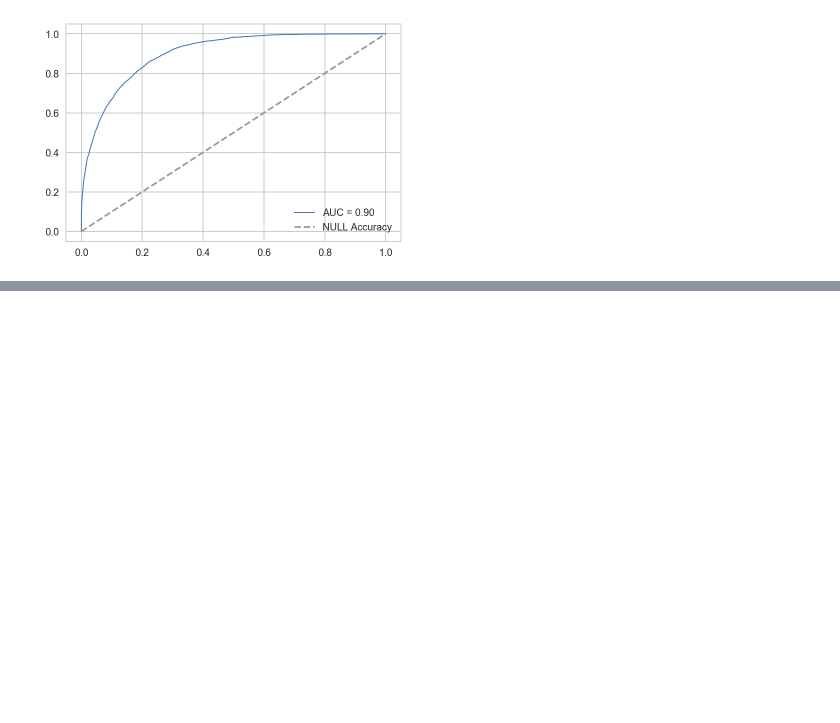
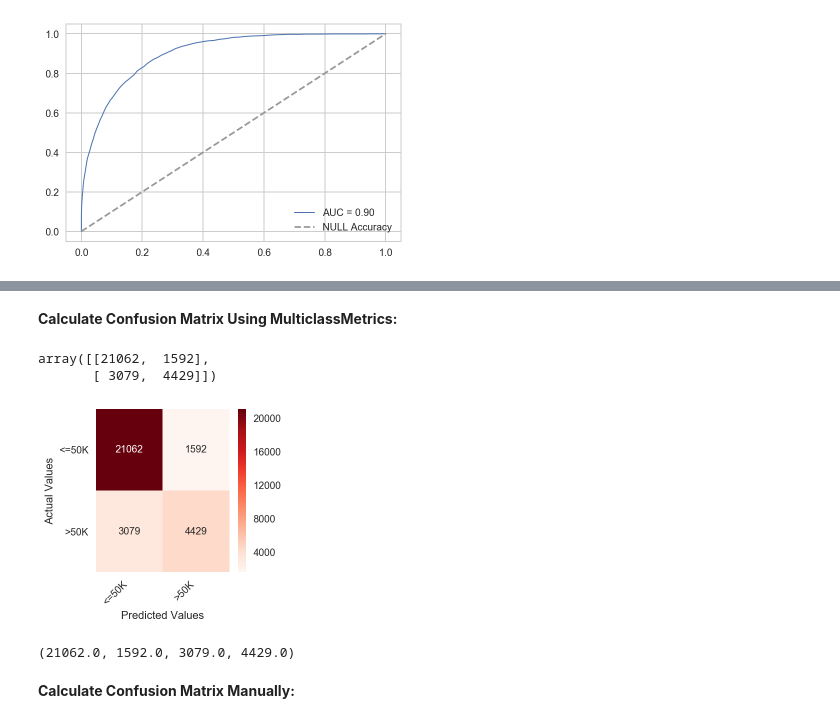
Before and after one commit to anindya-saha/Data-Science-with-Spark, a Jupyter notebook: predict-us-census-income-classification/predict-us-census-income.ipynb, the cells around one changed output, grey strips where cells are left out. Cells and saved outputs as stored; diff of their text form; code cells hidden in the pictures; blank space fills up the shorter version.

```diff
--- a/predict-us-census-income-classification/predict-us-census-income.ipynb
+++ b/predict-us-census-income-classification/predict-us-census-income.ipynb
@@ -831,0 +905,2 @@ plt.legend();
+# %%
+cvModel = crossVal.fit(adult_train_df)
@@ -831,0 +998,2 @@ plt.legend();
+# %%
+train_preds = cvModel.transform(adult_train_df)
@@ -831,0 +1020,24 @@ plt.legend();
+# %% [markdown]
+**Calculate Confusion Matrix Using MulticlassMetrics:**
+# %%
+train_preds_labels = train_preds.select('prediction', 'label')
+# %%
+metrics = MulticlassMetrics(train_preds_labels.rdd)
+cfm = metrics.confusionMatrix()
+# %%
+cfm.toArray().astype(int)
+# %% [output]
+array([[21062,  1592],
+       [ 3079,  4429]])
+# %%
+# using seaborn to plot confusion matrix
+classes=["<=50K",">50K"]
+df_cm = pd.DataFrame(cfm.toArray().astype(int), index=classes, columns=classes)
+fig = plt.figure(figsize=(3,3))
+ax = sns.heatmap(df_cm, annot=True, fmt="d", cmap=plt.cm.Reds)
+ax.yaxis.set_ticklabels(ax.yaxis.get_ticklabels(), rotation=0, ha='right')
+ax.xaxis.set_ticklabels(ax.xaxis.get_ticklabels(), rotation=45, ha='right')
+plt.xlabel('Predicted Values', )
+plt.ylabel('Actual Values');
+# %% [output]
+[figure, added]
@@ -831,0 +1049,6 @@ plt.legend();
+# %%
+tn, fp, fn, tp
+# %% [output]
+(21062.0, 1592.0, 3079.0, 4429.0)
+# %% [markdown]
+**Calculate Confusion Matrix Manually:**
```
Also changed, not shown: parts of 95 cells of this notebook.
